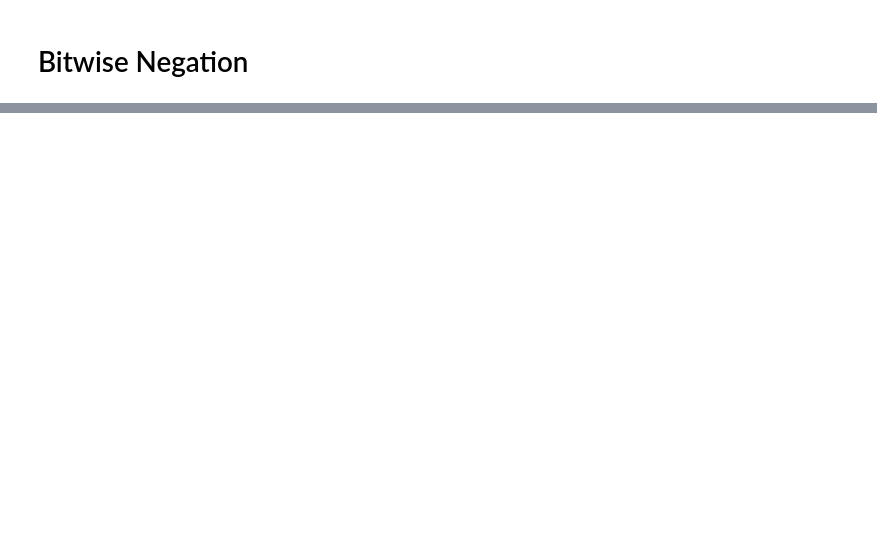
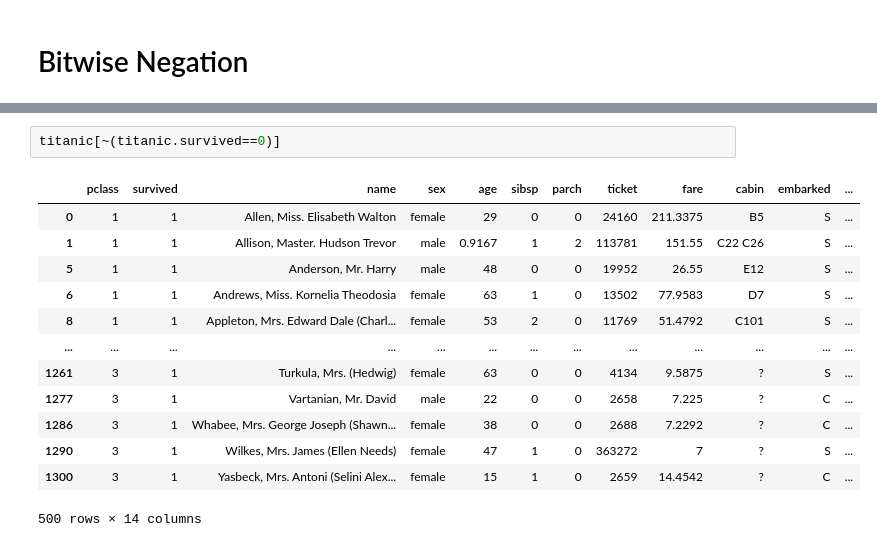
Before and after one commit to the-javascript-jedi/python-projects, a Jupyter notebook: colt-steele/data-analysis-visualization/s_8_filtering_dataframes/s_2_combining_conditions.ipynb, the cells around one changed output, grey strips where cells are left out. Saved outputs shown, nothing was run; the diff lists cells and outputs as text; blank space fills up the shorter version.

```diff
--- a/colt-steele/data-analysis-visualization/s_8_filtering_dataframes/s_2_combining_conditions.ipynb
+++ b/colt-steele/data-analysis-visualization/s_8_filtering_dataframes/s_2_combining_conditions.ipynb
@@ -274,0 +359,16 @@ df
+# %%
+titanic[~(titanic.survived==0)]
+# %% [output]
+|  | pclass | survived | name | sex | age | sibsp | parch | ticket | fare | cabin | embarked | ... |
+| 0 | 1 | 1 | Allen, Miss. Elisabeth Walton | female | 29 | 0 | 0 | 24160 | 211.3375 | B5 | S | ... |
+| 1 | 1 | 1 | Allison, Master. Hudson Trevor | male | 0.9167 | 1 | 2 | 113781 | 151.55 | C22 C26 | S | ... |
+| 5 | 1 | 1 | Anderson, Mr. Harry | male | 48 | 0 | 0 | 19952 | 26.55 | E12 | S | ... |
+| 6 | 1 | 1 | Andrews, Miss. Kornelia Theodosia | female | 63 | 1 | 0 | 13502 | 77.9583 | D7 | S | ... |
+| 8 | 1 | 1 | Appleton, Mrs. Edward Dale (Charl... | female | 53 | 2 | 0 | 11769 | 51.4792 | C101 | S | ... |
+| ... | ... | ... | ... | ... | ... | ... | ... | ... | ... | ... | ... | ... |
+| 1261 | 3 | 1 | Turkula, Mrs. (Hedwig) | female | 63 | 0 | 0 | 4134 | 9.5875 | ? | S | ... |
+| 1277 | 3 | 1 | Vartanian, Mr. David | male | 22 | 0 | 0 | 2658 | 7.225 | ? | C | ... |
+| 1286 | 3 | 1 | Whabee, Mrs. George Joseph (Shawn... | female | 38 | 0 | 0 | 2688 | 7.2292 | ? | C | ... |
+| 1290 | 3 | 1 | Wilkes, Mrs. James (Ellen Needs) | female | 47 | 1 | 0 | 363272 | 7 | ? | S | ... |
+| 1300 | 3 | 1 | Yasbeck, Mrs. Antoni (Selini Alex... | female | 15 | 1 | 0 | 2659 | 14.4542 | ? | C | ... |
+500 rows × 14 columns
```
Also changed, not shown: parts of 8 cells of this notebook.
